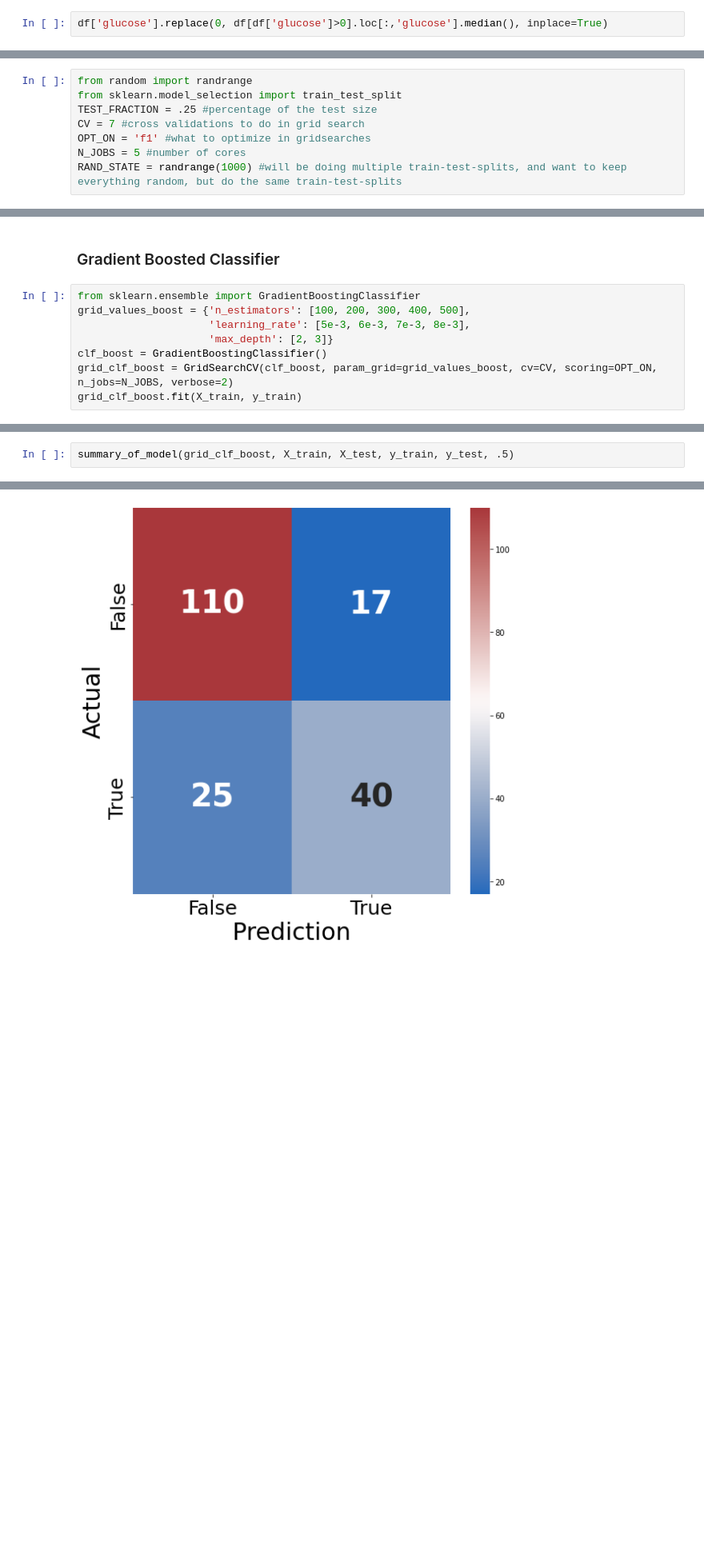
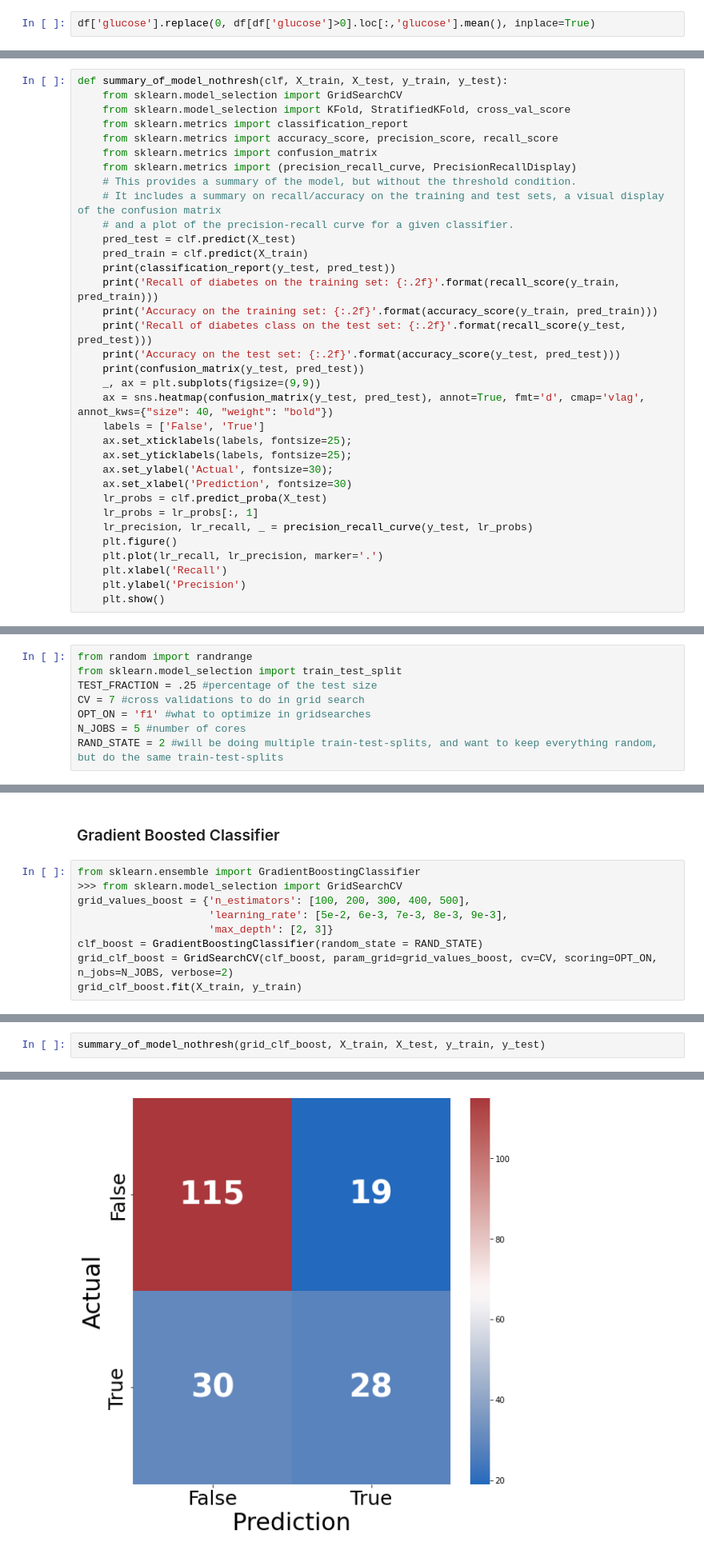
Before and after one commit to jcummingsutk/diabetes_ml_classifier, a Jupyter notebook: diabetes_classifier.ipynb, the cells around one changed output, grey strips where cells are left out. Shown at 80% size. Drawn from its saved outputs; the diff is of its cells as text; blank space fills up the shorter version.

```diff
--- a/diabetes_classifier.ipynb
+++ b/diabetes_classifier.ipynb
@@ -95,6 +95,6 @@ df[df['glucose']==0]
 | 349 | 5 | 0 | 80 | 32 | 0 | 41.0 | 0.346 | 37 | ... |
 | 502 | 6 | 0 | 68 | 41 | 0 | 39.0 | 0.727 | 41 | ... |
 # %%
-df['glucose'].replace(0, df[df['glucose']>0].loc[:,'glucose'].median(), inplace=True)
+df['glucose'].replace(0, df[df['glucose']>0].loc[:,'glucose'].mean(), inplace=True)
 # %%
 # I'm going to do something similar for other entries which have zeros
@@ -280,3 +280,37 @@ def summary_of_model(clf, X_train, X_test, y_train, y_test, threshold):
+# %%
+def summary_of_model_nothresh(clf, X_train, X_test, y_train, y_test):
+    from sklearn.model_selection import GridSearchCV
+    from sklearn.model_selection import KFold, StratifiedKFold, cross_val_score
+    from sklearn.metrics import classification_report
+    from sklearn.metrics import accuracy_score, precision_score, recall_score
+    from sklearn.metrics import confusion_matrix
+    from sklearn.metrics import (precision_recall_curve, PrecisionRecallDisplay)
+    # This provides a summary of the model, but without the threshold condition.
+    # It includes a summary on recall/accuracy on the training and test sets, a visual display of the confusion matrix
+    # and a plot of the precision-recall curve for a given classifier.
+    pred_test = clf.predict(X_test)
+    pred_train = clf.predict(X_train)
+    print(classification_report(y_test, pred_test))
+    print('Recall of diabetes on the training set: {:.2f}'.format(recall_score(y_train, pred_train)))
+    print('Accuracy on the training set: {:.2f}'.format(accuracy_score(y_train, pred_train)))
+    print('Recall of diabetes class on the test set: {:.2f}'.format(recall_score(y_test, pred_test)))
+    print('Accuracy on the test set: {:.2f}'.format(accuracy_score(y_test, pred_test)))
+    print(confusion_matrix(y_test, pred_test))
+    _, ax = plt.subplots(figsize=(9,9))
+    ax = sns.heatmap(confusion_matrix(y_test, pred_test), annot=True, fmt='d', cmap='vlag', annot_kws={"size": 40, "weight": "bold"})
+    labels = ['False', 'True']
+    ax.set_xticklabels(labels, fontsize=25);
+    ax.set_yticklabels(labels, fontsize=25);
+    ax.set_ylabel('Actual', fontsize=30);
+    ax.set_xlabel('Prediction', fontsize=30)
+    lr_probs = clf.predict_proba(X_test)
+    lr_probs = lr_probs[:, 1]
+    lr_precision, lr_recall, _ = precision_recall_curve(y_test, lr_probs)
+    plt.figure()
+    plt.plot(lr_recall, lr_precision, marker='.')
+    plt.xlabel('Recall')
+    plt.ylabel('Precision')
+    plt.show()
 # %%
 from sklearn.metrics import make_scorer
 def recall_calc(y_true, y_pred):
@@ -338,7 +372,7 @@ TEST_FRACTION = .25 #percentage of the test size
 CV = 7 #cross validations to do in grid search
 OPT_ON = 'f1' #what to optimize in gridsearches
 N_JOBS = 5 #number of cores
-RAND_STATE = randrange(1000) #will be doing multiple train-test-splits, and want to keep everything random, but do the same train-test-splits
+RAND_STATE = 2 #will be doing multiple train-test-splits, and want to keep everything random, but do the same train-test-splits
 # %%
 y=df_scaled.pop('outcome')
 X_train, X_test, y_train, y_test = train_test_split(df_scaled, y, test_size=TEST_FRACTION, random_state = RAND_STATE)
@@ -378,10 +412,11 @@ Accuracy on the test set: 0.52
 ### Gradient Boosted Classifier
 # %%
 from sklearn.ensemble import GradientBoostingClassifier
+>>> from sklearn.model_selection import GridSearchCV
 grid_values_boost = {'n_estimators': [100, 200, 300, 400, 500],
-                     'learning_rate': [5e-3, 6e-3, 7e-3, 8e-3],
+                     'learning_rate': [5e-2, 6e-3, 7e-3, 8e-3, 9e-3],
                      'max_depth': [2, 3]}
-clf_boost = GradientBoostingClassifier()
+clf_boost = GradientBoostingClassifier(random_state = RAND_STATE)
 grid_clf_boost = GridSearchCV(clf_boost, param_grid=grid_values_boost, cv=CV, scoring=OPT_ON, n_jobs=N_JOBS, verbose=2)
 grid_clf_boost.fit(X_train, y_train)
 # %% [output]
@@ -426,7 +462,7 @@ It may be concerning that the number of true negatives is comparable to the dumm
 increased our recall on diabetes, and our accuracy is still good. But, as a reality check, let's set the threshold to .5 instead of adjusting the threshold
 to improve recall.
 # %%
-summary_of_model(grid_clf_boost, X_train, X_test, y_train, y_test, .5)
+summary_of_model_nothresh(grid_clf_boost, X_train, X_test, y_train, y_test)
 # %% [output]
               precision    recall  f1-score   support
 
@@ -446 +482 @@ Accuracy on the test set: 0.78
-[figure, old version]
+[figure, new version]
```
Also changed, not shown: parts of 84 cells of this notebook.
